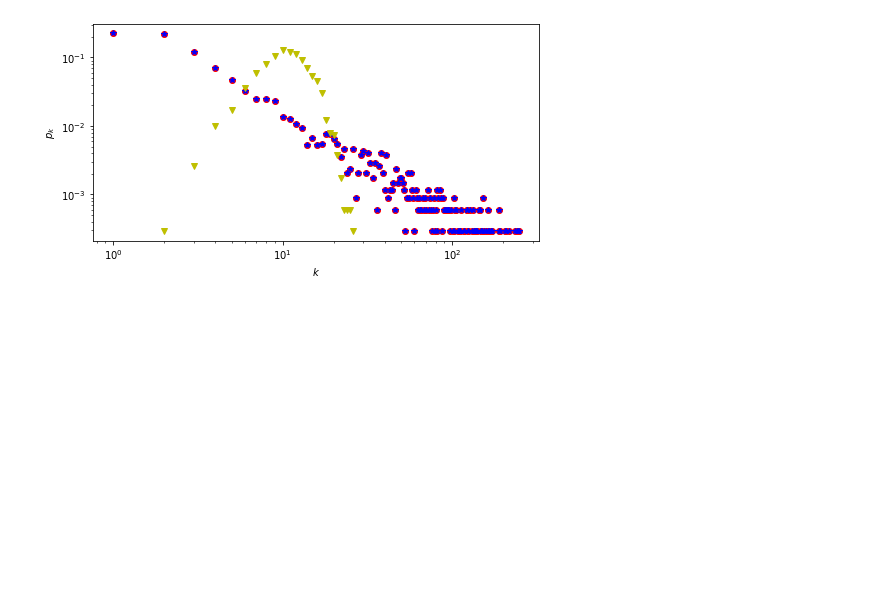
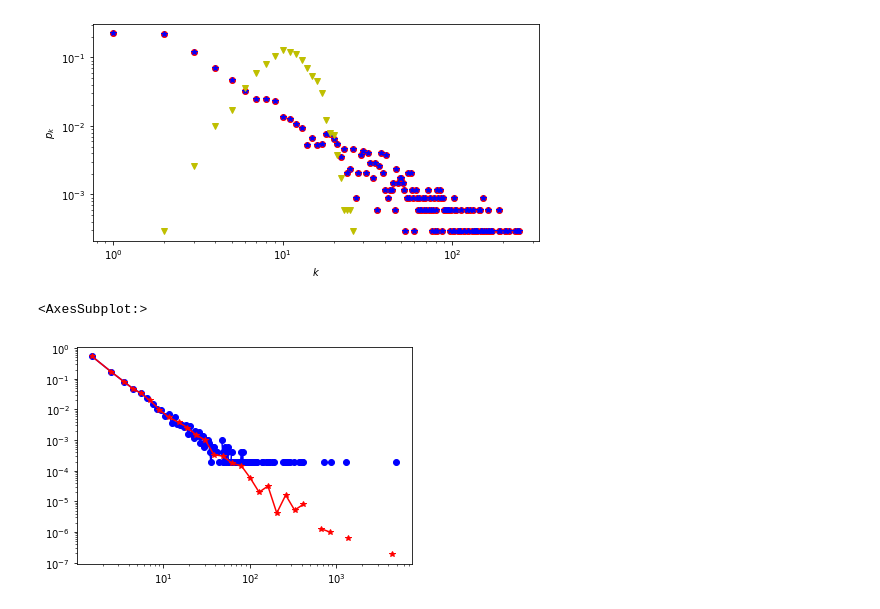
Before and after one commit to zhouhuaian/complex_network_learning, a Jupyter notebook: code/lesson5.ipynb, the cells around one changed output. Cells and saved outputs as stored; diff of their text form; code cells hidden in the pictures; blank space fills up the shorter version.

Commit message:
lesson 5 线性分箱 & 累积分布

```diff
--- a/code/lesson5.ipynb
+++ b/code/lesson5.ipynb
@@ -140,3 +140,12 @@ plt.xscale("log")
 plt.yscale("log")
 # %% [output]
 [figure]
+# %%
+import powerlaw
+# 对数坐标，线性分箱
+powerlaw.plot_pdf(degree_seq, linear_bins=True, color="blue", marker="o")
+# 对数坐标，对数分箱
+powerlaw.plot_pdf(degree_seq, linear_bins=False, color="red", marker="*")
+# %% [output]
+<AxesSubplot:>
+[figure, added]
```
Also changed, not shown: parts of 1 cell of this notebook.
